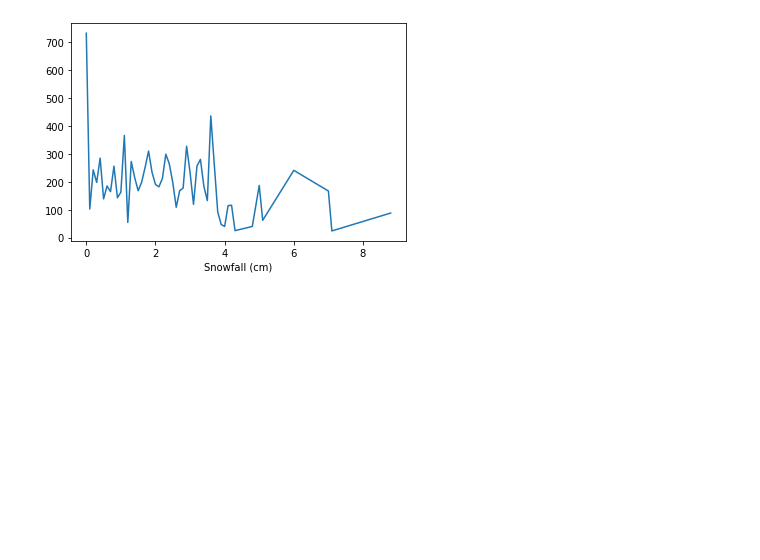
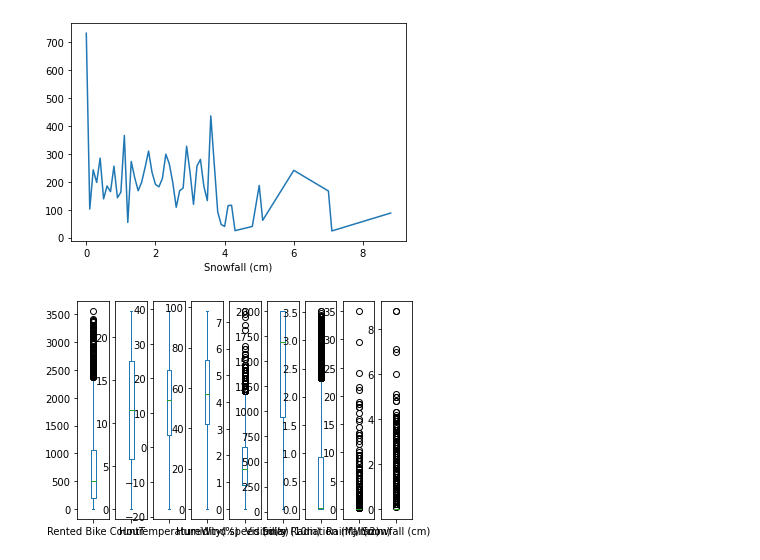
Before and after one commit to XinyaoQian1/coursework-1-XinyaoQian1, a Jupyter notebook: exploration.ipynb, the cells around one changed output. Cells and saved outputs as stored; diff of their text form; code cells hidden in the pictures; blank space fills up the shorter version.

```diff
--- a/exploration.ipynb
+++ b/exploration.ipynb
@@ -75,3 +108,8 @@ df.groupby('Snowfall (cm)').mean()['Rented Bike Count'].plot()
 # %% [output]
 <AxesSubplot:xlabel='Snowfall (cm)'>
 [figure]
+# %%
+bp = df.plot.box(subplots=True)
+plt.show()
+# %% [output]
+[figure, added]
```
Also changed, not shown: parts of 9 cells of this notebook, 3 other files.
